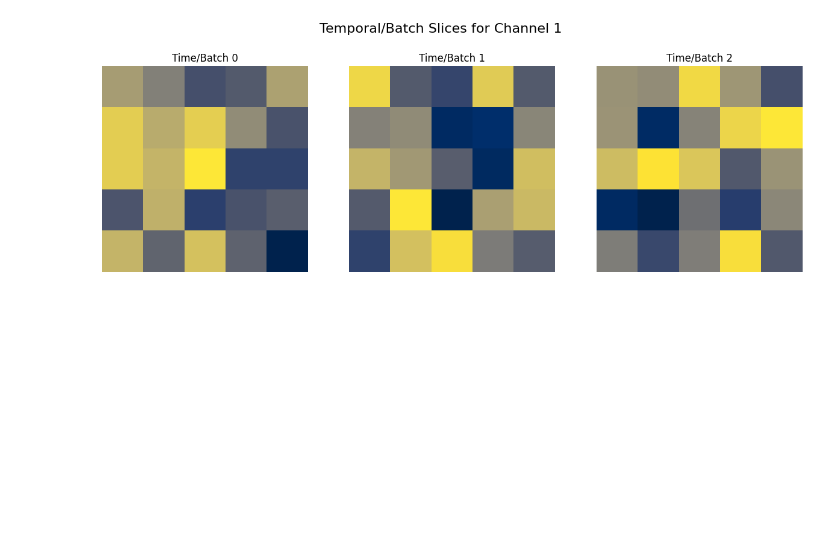
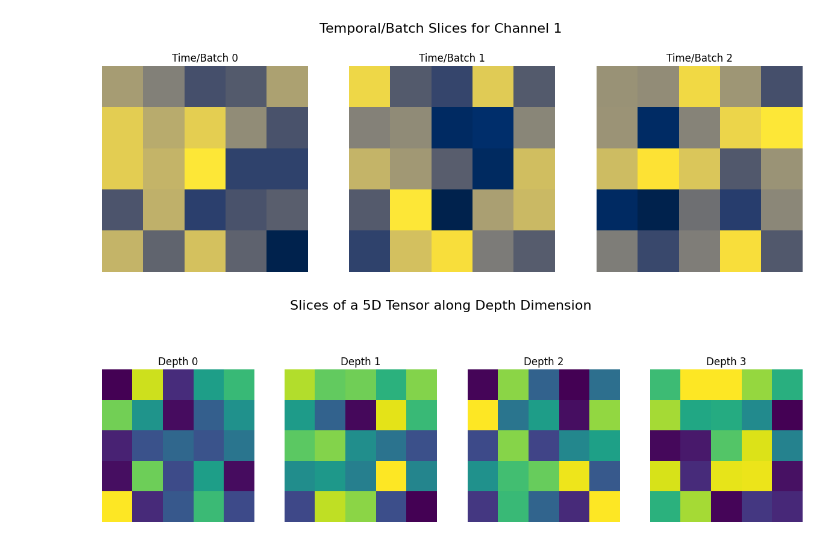
Before and after one commit to santoshtiwari41/Tensors-in-pytorch, a Jupyter notebook: Tensors_pytorch.ipynb, the cells around one changed output. Saved outputs shown, nothing was run; the diff lists cells and outputs as text; code cells hidden in the pictures; blank space fills up the shorter version.

Commit message:
visualize 5D tensors

```diff
--- a/Tensors_pytorch.ipynb
+++ b/Tensors_pytorch.ipynb
@@ -305,0 +308,26 @@ plt.show()
+# %%
+import torch
+import matplotlib.pyplot as plt
+
+# Create a random 5D tensor (e.g., [Batch, Channels, Depth, Height, Width])
+tensor_5d = torch.rand(2, 3, 4, 5, 5)  # [2 batches, 3 channels, 4 depths, 5x5 spatial dimensions]
+
+# Select a single batch and channel for visualization
+batch_idx = 0
+channel_idx = 1
+
+# Extract slices along the depth dimension
+depth_slices = tensor_5d[batch_idx, channel_idx]
+
+# Visualize each depth slice as a 2D image
+fig, axes = plt.subplots(1, depth_slices.shape[0], figsize=(15, 5))
+fig.suptitle("Slices of a 5D Tensor along Depth Dimension", fontsize=16)
+
+for i, ax in enumerate(axes):
+    ax.imshow(depth_slices[i].numpy(), cmap="viridis")
+    ax.set_title(f"Depth {i}")
+    ax.axis("off")
+
+plt.show()
+# %% [output]
+[figure, added]
```
Also changed, not shown: parts of 1 cell of this notebook.
